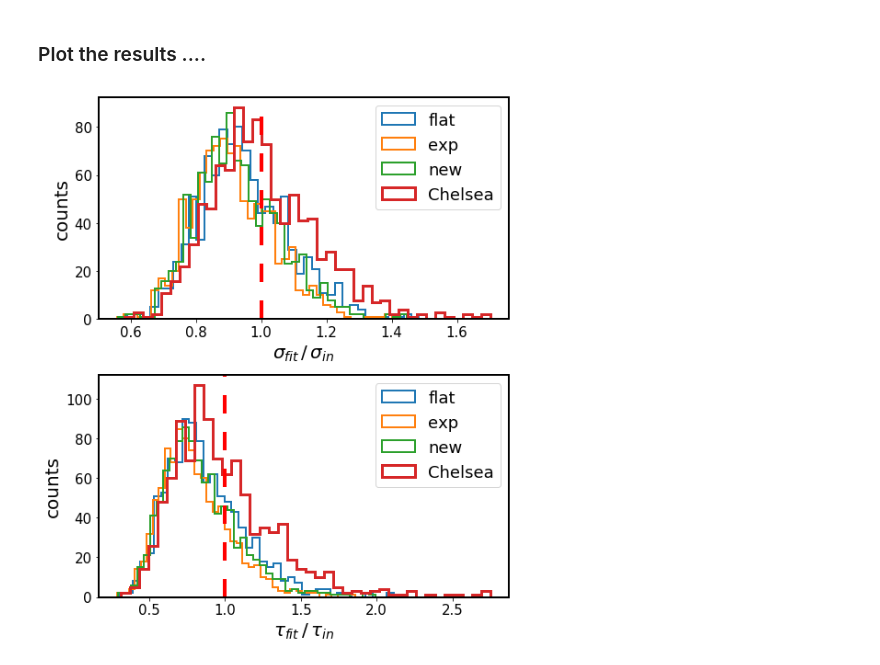
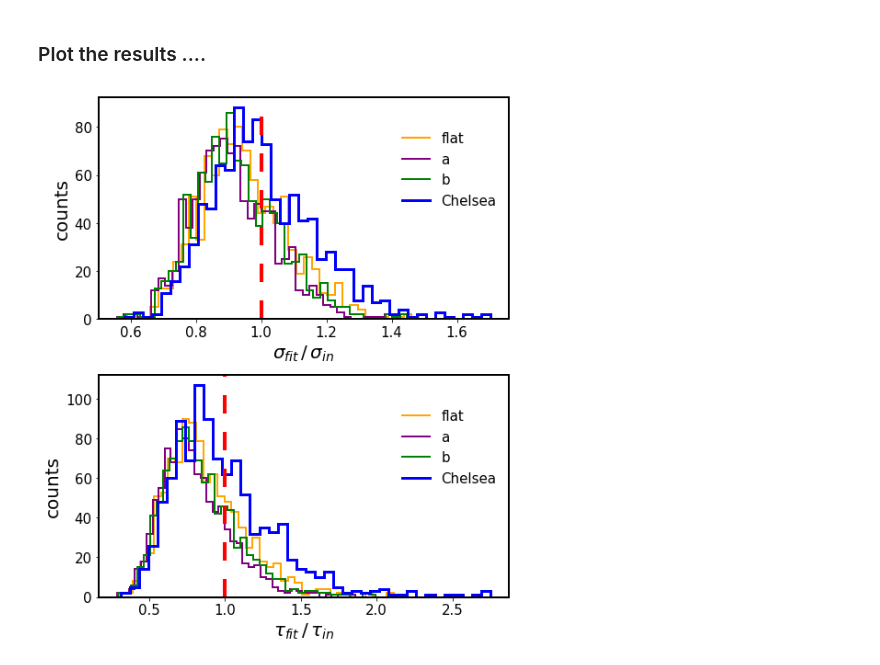
Before and after one commit to suberlak/DRW_Celerite, a Jupyter notebook: code/DRW_Chelsea_Celerite_test.ipynb, the cells around one changed output. Cells and saved outputs as stored; diff of their text form; code cells hidden in the pictures.

Commit message:
cleaned up notebook to provide comparison of Chelsea and celerite fits

```diff
--- a/code/DRW_Chelsea_Celerite_test.ipynb
+++ b/code/DRW_Chelsea_Celerite_test.ipynb
@@ -71,11 +157,11 @@ By the way, the last column list the number of acceptable data points that went
 "
 # %%
 # Read in Chelsea results ,  and convert to sigma, tau :
-
+outDir = '../data_products/Fig_Celerite_ZI_LC_fits/2017-10-27/'
 fits = Table.read(outDir+'fits.dat', format='ascii')
 tau_fit = np.power(10,fits['col3'].data)
 sigma_hat = np.power(10, fits['col4'].data)
-sigma_fit = sigma_hat / np.sqrt(2 / (tau/365.0))  # to convert to mag / sqrt(years)...
+sigma_fit = sigma_hat / np.sqrt(2 / (tau_fit /365.0))  # to convert to mag / sqrt(years)...
 # %%
 # load the results of my old fitting...
 test = 'd'
@@ -377,6 +452,7 @@ plt.ylabel("y")
 # %% [markdown]
 ### Plot the results ....
 # %%
+import matplotlib.lines as mlines
 %matplotlib inline
 # plot histograms : marginalize along either dimension ...
 
@@ -392,39 +468,60 @@ x0 = [0.2,0.62]
 
 
 # Grab Chelsea' results ...
 fits = Table.read(outDir+'fits.dat', format='ascii')
 tau_fit = np.power(10,fits['col3'].data)
 sigma_hat = np.power(10, fits['col4'].data)
-sigma_fit = sigma_hat / np.sqrt(2 / (tau/365.0))  # to convert to mag / sqrt(years)...
+sigma_fit = sigma_hat / np.sqrt(2 / (tau_fit/365.0))  # to convert to mag / sqrt(years)...
 
+# Read the results from Celerite ...
+simDir = '../data_products/Fig_Celerite_ZI_LC_fits/2017-10-27/'
+results = np.load(simDir+'ZI_fits_results_10-30-17.npy').item()
+
+# need to store lines for axis legends in an object
+ax_legend_handles = []
+
+color_dict = {'Chelsea':'blue',  'flat':'orange',
+             'a':'purple','b':'green' }
 
 # results of Celerite with ZI light curves
 use_bounds  = True
-for prior in ['flat','exp','new'] :
+for prior in ['flat','a','b'] :
     x =  results[prior]['sigma_fit'] / sigma_in
-    ax[0].hist(x, label = prior, histtype='step', lw=2, bins=40)
+    ax[0].hist(x, histtype='step', lw=2, bins=40, color=color_dict[prior])#
+    line = mlines.Line2D([], [], color=color_dict[prior], lw=2, label=prior)
+    ax_legend_handles.append(line)
 
     y = results[prior]['tau_fit'] / tau_in
-    ax[1].hist(y, label=prior, histtype='step', lw=2, bins=40)
+    ax[1].hist(y,  histtype='step', lw=2, bins=40, color=color_dict[prior])
+# NOTE :  need to make a line object to
+# avoid getting a legend with a box ...
+# https://matplotlib.org/users/legend_guide.html#plotting-guide-legend
+
 
 # results of Chelsea
 x =  sigma_fit / sigma_in
-ax[0].hist(x, label='Chelsea' , histtype='step', lw=3, bins=40)
+ax[0].hist(x,  histtype='step', lw=3, bins=40,color=color_dict['Chelsea'])
+line = mlines.Line2D([], [], color=color_dict['Chelsea'], lw=3, label='Chelsea')
+ax_legend_handles.append(line)
 
-y = tau / tau_in
-ax[1].hist(y,  label='Chelsea', histtype='step', lw=3, bins=40)
+y = tau_fit / tau_in
+ax[1].hist(y, histtype='step', lw=3, bins=40,color=color_dict['Chelsea'])
 
 ax[0].set_xlabel(r'$\sigma_{fit}\,/ \,\sigma_{in}$')
 ax[1].set_xlabel(r'$\tau_{fit} \,/\, \tau_{in}$')
+
 for i in [0,1]:
-    ax[i].legend(fontsize=18)
+    ax[i].legend(loc='upper left', handles = ax_legend_handles, frameon=False,
+                bbox_to_anchor=(0.71, 0.9), fontsize=15)
     ax[i].axvline(1, lw=4, ls='--', c='red', dashes=(5,5))
     ax[i].set_ylabel('counts')
+
+
 fig.subplots_adjust(hspace=0.25)
 #fig.suptitle('N = '+str(len(t))+', length = '+str(length)+  r'$ \tau_{in}$,'+' '\
 #                 +str(len(x))+' fits' + '\n' \
 #                 + 'err='+str(yerr[0])+' [mag], '+b, fontsize=20)
 plt.savefig(outDir + 'sigma_tau_ratios_chelsea_celerite.png')
 # in each panel , plot histogram of both
 # %% [output]
-[figure, old version]
+[figure, new version]
```
Also changed, not shown: parts of 19 cells of this notebook.
